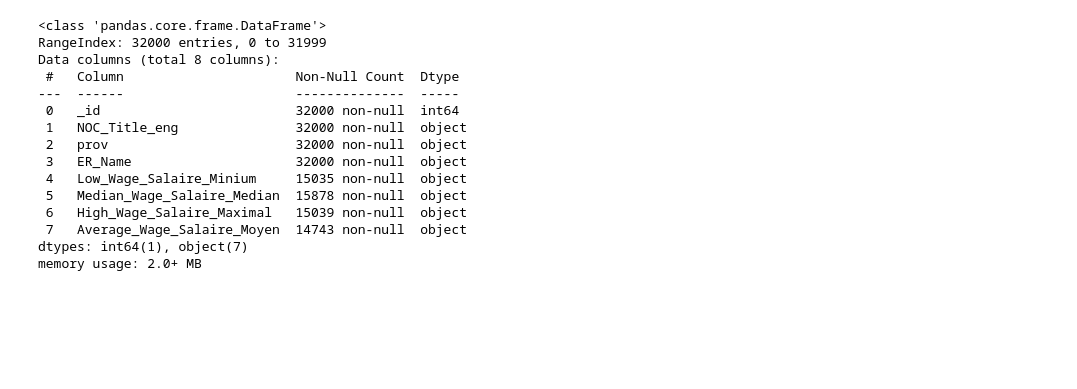
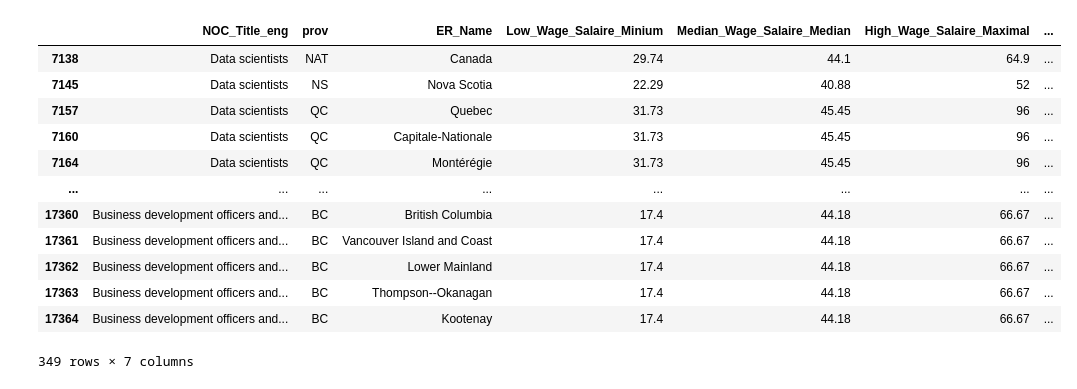
Before and after one commit to Zhao0148/canadian_wage_analysis, a Jupyter notebook: job_analysis.ipynb, the cells around one changed output. Drawn from its saved outputs; the diff is of its cells as text; code cells hidden in the pictures; blank space fills up the shorter version.

```diff
--- a/job_analysis.ipynb
+++ b/job_analysis.ipynb
@@ -122,18 +124,36 @@ df_clean
 # %%
-df.info()
+df_clean = df_clean.dropna()
-# %% [output]
-<class 'pandas.core.frame.DataFrame'>
-RangeIndex: 32000 entries, 0 to 31999
-Data columns (total 8 columns):
- #   Column                      Non-Null Count  Dtype
----  ------                      --------------  -----
- 0   _id                         32000 non-null  int64
- 1   NOC_Title_eng               32000 non-null  object
- 2   prov                        32000 non-null  object
- 3   ER_Name                     32000 non-null  object
- 4   Low_Wage_Salaire_Minium     15035 non-null  object
- 5   Median_Wage_Salaire_Median  15878 non-null  object
- 6   High_Wage_Salaire_Maximal   15039 non-null  object
- 7   Average_Wage_Salaire_Moyen  14743 non-null  object
-dtypes: int64(1), object(7)
-memory usage: 2.0+ MB
+# %%
+
+target_roles = [
+            'Data scientists',
+            'Business development officers and market researchers and analysts',
+            'Business systems specialists',
+            'Computer systems developers and programmers',
+            'Software developers and programmers',
+            'Software engineers and designers',
+            'Web developers and programmers',
+            'User support technicians',
+            'Computer network technicians',
+            'Database analysts and data administrators',
+            'Information systems analysts and consultants'
+]
+
+
+df_filtered = df_clean[df_clean['NOC_Title_eng'].isin(target_roles)].copy()
+# %%
+df_filtered
+# %% [output]
+|  | NOC_Title_eng | prov | ER_Name | Low_Wage_Salaire_Minium | Median_Wage_Salaire_Median | High_Wage_Salaire_Maximal | ... |
+| 7138 | Data scientists | NAT | Canada | 29.74 | 44.1 | 64.9 | ... |
+| 7145 | Data scientists | NS | Nova Scotia | 22.29 | 40.88 | 52 | ... |
+| 7157 | Data scientists | QC | Quebec | 31.73 | 45.45 | 96 | ... |
+| 7160 | Data scientists | QC | Capitale-Nationale | 31.73 | 45.45 | 96 | ... |
+| 7164 | Data scientists | QC | Montérégie | 31.73 | 45.45 | 96 | ... |
+| ... | ... | ... | ... | ... | ... | ... | ... |
+| 17360 | Business development officers and... | BC | British Columbia | 17.4 | 44.18 | 66.67 | ... |
+| 17361 | Business development officers and... | BC | Vancouver Island and Coast | 17.4 | 44.18 | 66.67 | ... |
+| 17362 | Business development officers and... | BC | Lower Mainland | 17.4 | 44.18 | 66.67 | ... |
+| 17363 | Business development officers and... | BC | Thompson--Okanagan | 17.4 | 44.18 | 66.67 | ... |
+| 17364 | Business development officers and... | BC | Kootenay | 17.4 | 44.18 | 66.67 | ... |
+349 rows × 7 columns
```
Also changed, not shown: parts of 10 cells of this notebook.
